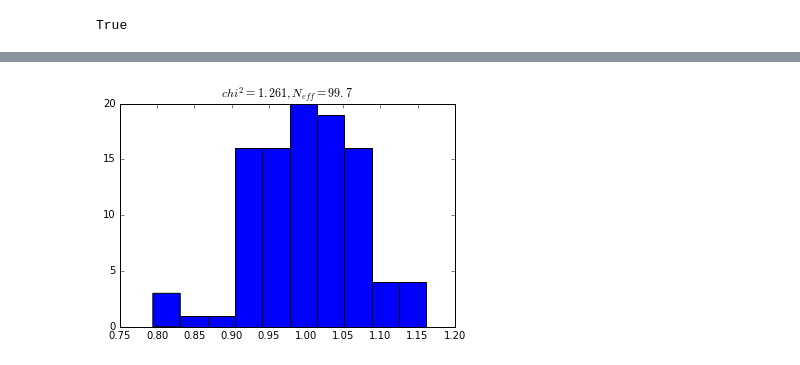
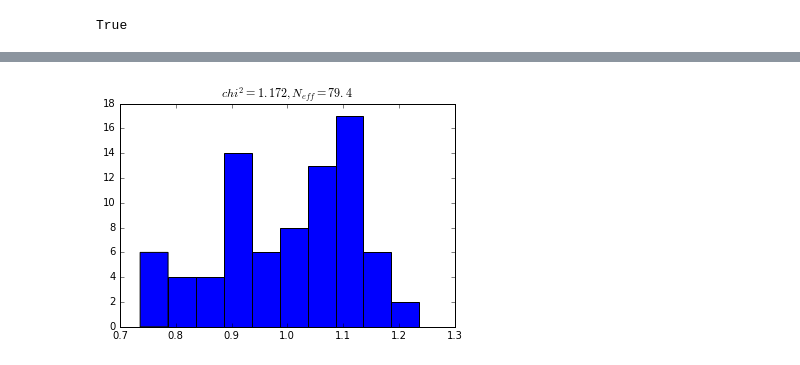
Before and after one commit to scarrazza/reweighting, a Jupyter notebook: RW.ipynb, the cells around one changed output, grey strips where cells are left out. Saved outputs shown, nothing was run; the diff lists cells and outputs as text; code cells hidden in the pictures.

```diff
--- a/RW.ipynb
+++ b/RW.ipynb
@@ -156,10 +72,8 @@ chi² = v@sigma@v
 
 Therefore we need to minimize 1/2*w@P@W + q@w as a function of w
 # %%
-
-P = predictions@sigma@predictions.T + np.eye(len(predictions))*10000
 q = -cv@sigma@predictions.T
-A = np.ones_like(P[0])
+A = np.ones_like(q)
 
 #b = np.zeros_like(P[0])
 b = float(1)
@@ -168,15 +82,33 @@ G = -np.eye(len(A))
 
 h = np.zeros(len(A))
 
-
-P = matrix(P)
 q = matrix(q)
 A = matrix(A)
 b = matrix(b)
 G = matrix(G)
 h = matrix(h)
 
-solvers.options['feastol'] = 1e-12
-sol = solvers.qp(P, q, G, h, A.T, b)
+mp = np.mean(predictions,axis=0)
 
-w = np.array(sol['x']).ravel()
+mean_chi2 = (mp@sigma@mp)
+
+solvers.options['feastol'] = 1e-16
+
+mp = np.mean(predictions, axis=0)
+penalty_scale = np.abs(0.5*mp@sigma@mp -cv@sigma@mp)
+
+def get_min_weights(penalty):
+
+    eff_pelnalty = penalty*penalty_scale
+    P = predictions@sigma@predictions.T + np.eye(len(predictions))*eff_pelnalty
+
+
+
+    P = matrix(P)
+
+
+
+    sol = solvers.qp(P, q, G, h, A.T, b)
+
+    w = np.array(sol['x']).ravel()
+    return w
@@ -195,0 +119,2 @@ np.sum(w)
+# %%
+w = get_min_weights(0.01)
@@ -250,19 +187,16 @@ effective_number_of_replicas(w)
 # %%
 %matplotlib inline
 import matplotlib.pyplot as plt
 from ipywidgets import interact
 solvers.options['show_progress'] = False
 def show_sol(penalty=0):
-    P = predictions@sigma@predictions.T + np.eye(len(predictions))*penalty
-    P = matrix(P)
-    sol = solvers.qp(P, q, G, h, A.T, b)
-    w = np.array(sol['x']).ravel()
+    w = get_min_weights(penalty)
     plt.title("$chi^2=%.3f, N_{eff}=%.1f$" % (chi2(w, predictions=predictions,
                                                    cv=cv, sigma=sigma),
                                               effective_number_of_replicas(w)))
     w*=len(A)
     plt.hist(w)
 
-interact(show_sol, penalty=(0,80000))
+interact(show_sol, penalty=(0,0.50,0.0001))
 # %% [output]
-[figure, old version]
+[figure, new version]
```
Also changed, not shown: parts of 34 cells of this notebook.
